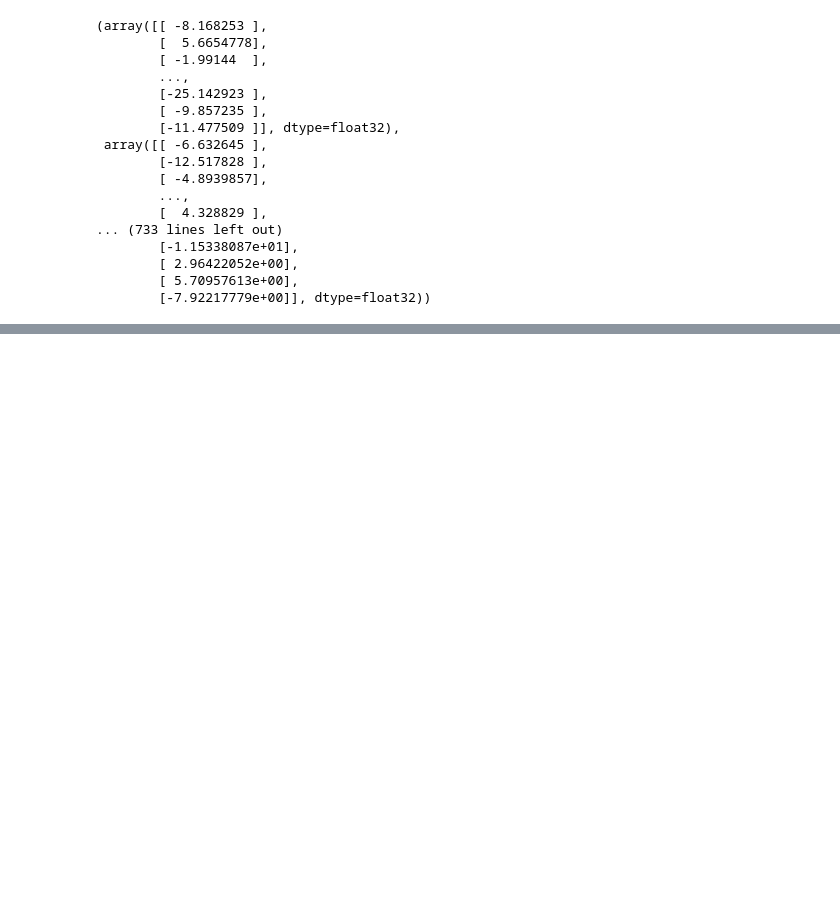
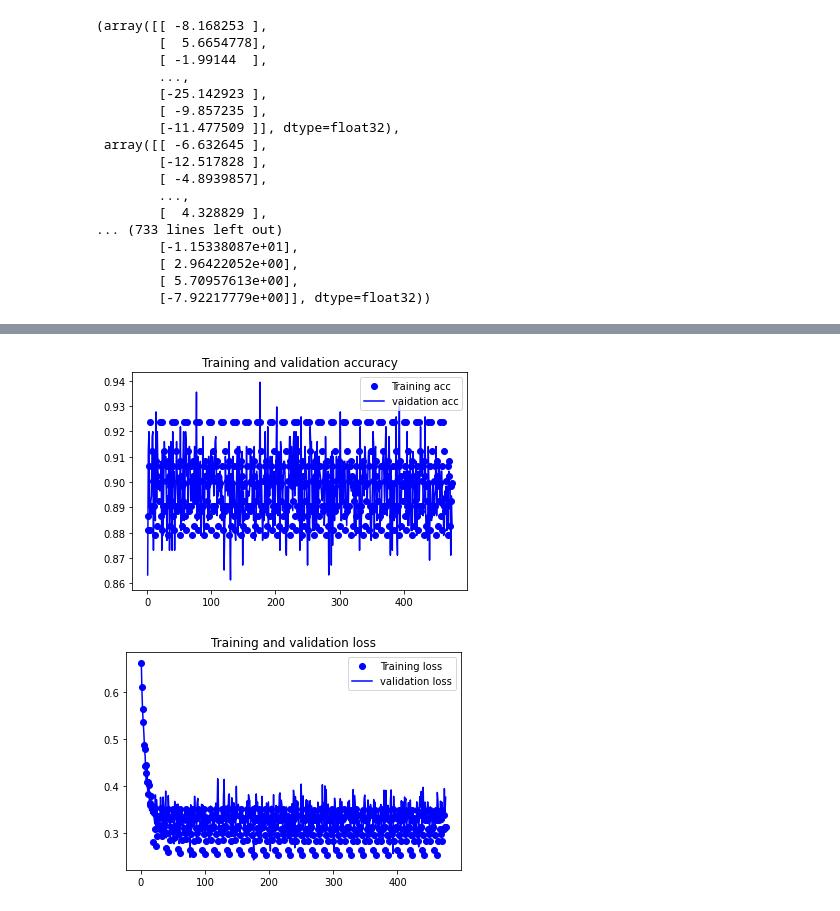
Before and after one commit to csu-signal/loan-word-detection, a Jupyter notebook: TorchClassifier_Panphon_features/Logits_withtrainset_totest-Nikhils_version.ipynb, the cells around one changed output, grey strips where cells are left out. Drawn from its saved outputs; the diff is of its cells as text; code cells hidden in the pictures; blank space fills up the shorter version.

Commit message:
Reproduce CNN training

```diff
--- a/TorchClassifier_Panphon_features/Logits_withtrainset_totest-Nikhils_version.ipynb
+++ b/TorchClassifier_Panphon_features/Logits_withtrainset_totest-Nikhils_version.ipynb
@@ -786,0 +526,4 @@ sum(Y_train_CNN ==1)
+# %%
+X_train = F.pad(X_train, pad=(0, closest_perfect_square-X_train.shape[1]), value=0)
+X_val = F.pad(X_val, pad=(0, closest_perfect_square-X_val.shape[1]), value=0)
+X_train.shape, X_val.shape, Y_train.shape, Y_val.shape
@@ -786,0 +600,6 @@ sum(Y_train_CNN ==1)
+# %%
+X_train = torch.tensor(X_train).view(-1,view_shape,view_shape).to(device)
+X_val = torch.tensor(X_val).view(-1,view_shape,view_shape).to(device)
+Y_train = torch.tensor(Y_train).to(device)
+Y_val = torch.tensor(Y_val).to(device)
+X_train.shape,X_val.shape,Y_train.shape,Y_val.shape
@@ -796,8 +620,7 @@ from tqdm import tqdm
 # %%
 torch.cuda.empty_cache()
 # %%
-X_val_CNN= X_val_CNN.unsqueeze(1) #just do it once
-X_test_CNN = X_test_CNN .unsqueeze(1)
+X_val = X_val.unsqueeze(1) #just do it once
 # %%
 # sets the seed manually to 42
 torch.manual_seed(42)
@@ -818,11 +645,12 @@ train_accur = []
 train_losses_batch = []
 logits = []
 BATCH_SIZE = 512
-for epoch in range(50):
-    for i in tqdm(range(0, len(X_train_CNN), BATCH_SIZE)):
-        batch_X = X_train_CNN[i:i+BATCH_SIZE].view(-1, 1, 33,33)
+n_epochs = 50
+for epoch in range(n_epochs):
+    for i in tqdm(range(0, len(X_train), BATCH_SIZE)):
+        batch_X = X_train[i:i+BATCH_SIZE].view(-1, 1, view_shape,view_shape)
         #batch_X = X_train_CNN.view(-1, 1, 29,29)
-        batch_y = Y_train_CNN[i:i+BATCH_SIZE]
+        batch_y = Y_train[i:i+BATCH_SIZE]
 
 
 
@@ -844,12 +672,12 @@ for epoch in range(50):
         #test_loss = criterion(y_pred, Y_test.float())
         #train_loss = criterion(y_pred, Y_train)
         train_losses.append(train_loss)
-        if epoch % 5 == 0:
+        if epoch % (n_epochs // 20) == 0:
             with torch.no_grad():
                 CNN_Net.eval()
 
-                val_batch_X = X_val_CNN[torch.randint(len(X_val_CNN), (BATCH_SIZE,))]
-                val_batch_Y = Y_val_CNN[torch.randint(len(X_val_CNN), (BATCH_SIZE,))]
+                val_batch_X = X_val[torch.randint(len(X_val), (BATCH_SIZE,))]
+                val_batch_Y = Y_val[torch.randint(len(X_val), (BATCH_SIZE,))]
 
                 train_acc,_ = calculate_accuracy(batch_y, y_pred)
                 #X_val_CNN= X_val_CNN.unsqueeze(1) don't do it here, it will keep adding a channel dimension every time the for loop operates
@@ -863,15 +691,15 @@ for epoch in range(50):
                 val_acc, total_corr = calculate_accuracy(val_batch_Y, y_val_pred)
                 #print(total_corr)
 
-                print(f'''epoch {epoch}Train set - loss: {round_tensor(train_loss)}, accuracy: {round_tensor(train_acc)}Val  set - loss: {round_tensor(val_loss)}, Val accuracy: {round_tensor(val_acc)}
+                print(f'''epoch {epoch} Train set - loss: {round_tensor(train_loss)}, accuracy: {round_tensor(train_acc)} Val  set - loss: {round_tensor(val_loss)}, Val accuracy: {round_tensor(val_acc)}
         ''')
                 #print(f'''epoch {epoch}Train set - loss: {round_tensor(train_loss)} ''')
                 #print(f'''epoch {epoch}Test set - loss: {round_tensor(test_loss)} ''')
-                train_losses_batch.append(train_loss)
-                val_losses.append(val_loss)
+                train_losses_batch.append(train_loss.detach().numpy())
+                val_losses.append(val_loss.detach().numpy())
 
-                val_accur.append(val_acc)
-                train_accur.append(train_acc)
+                train_accur.append(train_acc.detach().numpy())
+                val_accur.append(val_acc.detach().numpy())
 
         optimizer.zero_grad()
 
@@ -889,18 +725,21 @@ len(train_accur)
 # %%
 import matplotlib.pyplot as plt
 
 epochs = range(1, len(train_accur) + 1)
 
 plt.plot(epochs, train_accur, 'bo', label='Training acc')
 plt.plot(epochs, val_accur, 'b', label='vaidation acc')
 plt.title('Training and validation accuracy')
 plt.legend()
 
 plt.figure()
 
-plt.plot(epochs, train_losses_batch, 'bo', label='Training loss every epoch multiple of 5')
+plt.plot(epochs, train_losses_batch, 'bo', label='Training loss')
 plt.plot(epochs, val_losses, 'b', label='validation loss')
 plt.title('Training and validation loss')
 plt.legend()
 
 plt.show()
+# %% [output]
+[figure, added]
+[figure, added]
```
Also changed, not shown: parts of 89 cells of this notebook.
